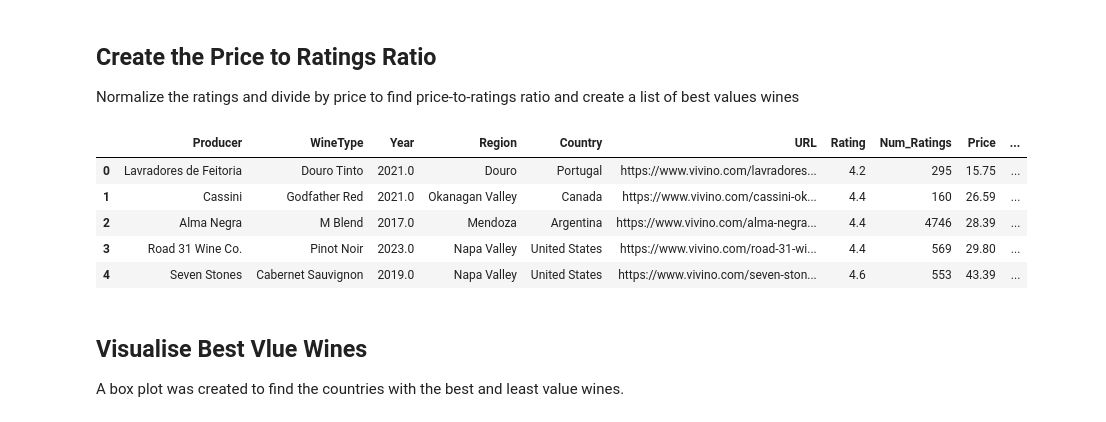
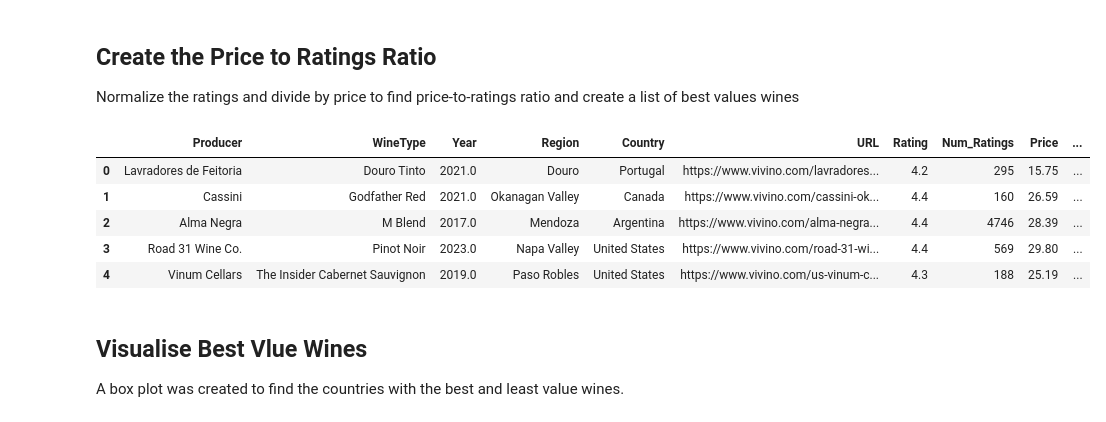
Before and after one commit to willhall2001/BreakinBadCode, a Jupyter notebook: 10_Best_Value_and_Stats.ipynb, the cells around one changed output. Saved outputs shown, nothing was run; the diff lists cells and outputs as text; code cells hidden in the pictures.

```diff
--- a/10_Best_Value_and_Stats.ipynb
+++ b/10_Best_Value_and_Stats.ipynb
@@ -68,26 +68,26 @@ filtered_wine_df = filtered_wine_df[filtered_wine_df['Num_Ratings']>= low_rating
 Normalize the ratings and divide by price to find price-to-ratings ratio and create a list of best values wines
 # %%
 # calculate min and max ratings
-min_rating = filtered_wine_df['Rating'].min()
+min_rating = low_rating_threshold
 max_rating = filtered_wine_df['Rating'].max()
 
 # Create a column for normalized ratings and calculate the rating-to-price ratio
 filtered_wine_df['Normalized_Rating'] = (filtered_wine_df['Rating'] - min_rating) / (max_rating - min_rating)
 filtered_wine_df['ratings_to_price_ratio'] = filtered_wine_df['Normalized_Rating'] / filtered_wine_df['Price']
 
 # Sort by 'ratings_to_price__ratio' and get the top 10
 filtered_wine_df = filtered_wine_df.sort_values(by = 'ratings_to_price_ratio', ascending = False)
 filtered_wine_df = filtered_wine_df.reset_index(drop = True)
 
 # Display list of best valued wines
 filtered_wine_df.head()
 # %% [output]
 |  | Producer | WineType | Year | Region | Country | URL | Rating | Num_Ratings | Price | ... |
 | 0 | Lavradores de Feitoria | Douro Tinto | 2021.0 | Douro | Portugal | https://www.vivino.com/lavradores... | 4.2 | 295 | 15.75 | ... |
 | 1 | Cassini | Godfather Red | 2021.0 | Okanagan Valley | Canada | https://www.vivino.com/cassini-ok... | 4.4 | 160 | 26.59 | ... |
 | 2 | Alma Negra | M Blend | 2017.0 | Mendoza | Argentina | https://www.vivino.com/alma-negra... | 4.4 | 4746 | 28.39 | ... |
 | 3 | Road 31 Wine Co. | Pinot Noir | 2023.0 | Napa Valley | United States | https://www.vivino.com/road-31-wi... | 4.4 | 569 | 29.80 | ... |
-| 4 | Seven Stones | Cabernet Sauvignon | 2019.0 | Napa Valley | United States | https://www.vivino.com/seven-ston... | 4.6 | 553 | 43.39 | ... |
+| 4 | Vinum Cellars | The Insider Cabernet Sauvignon | 2019.0 | Paso Robles | United States | https://www.vivino.com/us-vinum-c... | 4.3 | 188 | 25.19 | ... |
 # %% [markdown]
 ## Visualise Best Vlue Wines
 A box plot was created to find the countries with the best and least value wines.
```
Also changed, not shown: parts of 1 cell of this notebook.
